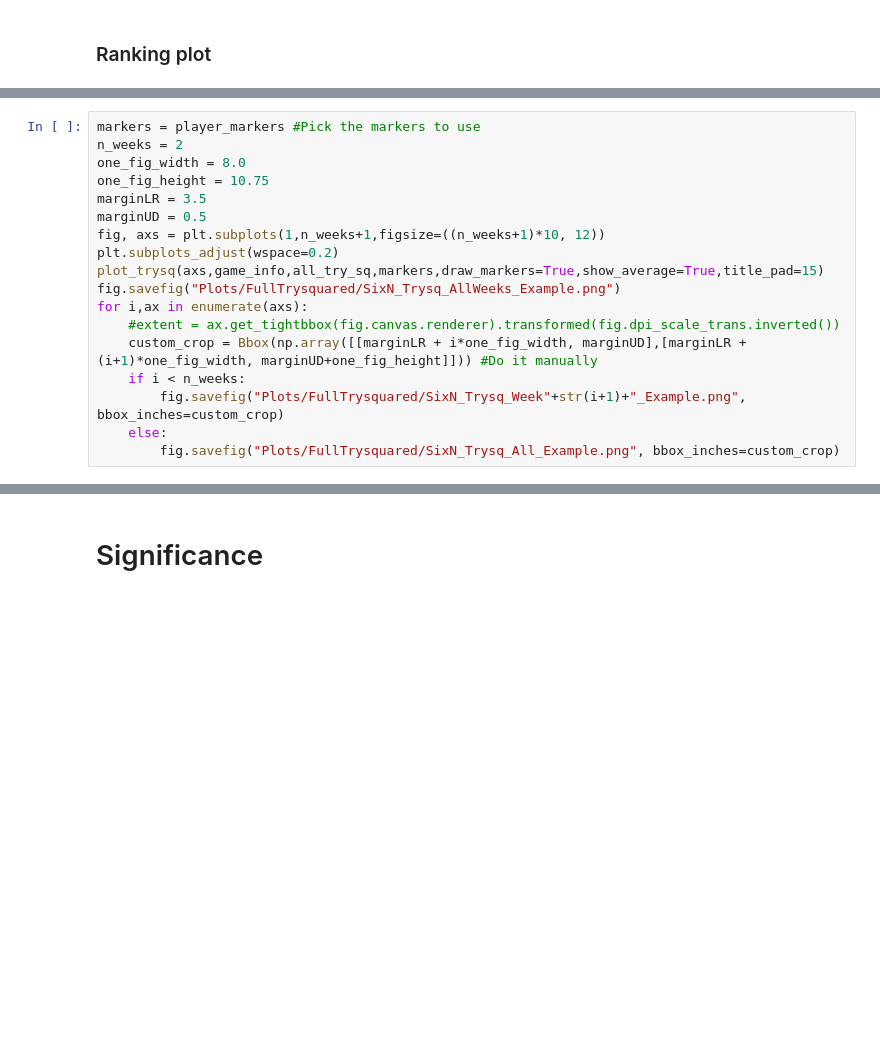
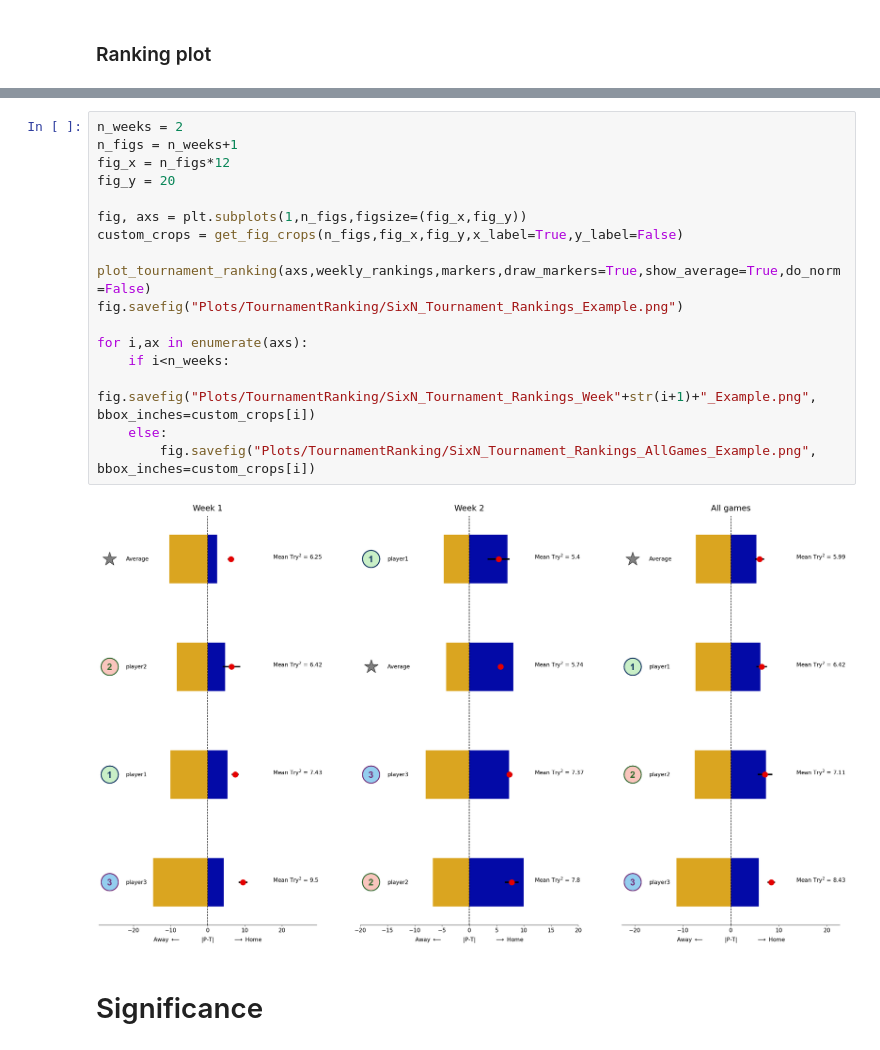
Before and after one commit to jjamieson12/SixNations_PredictionAnalysis, a Jupyter notebook: SixNationasPredictions_Example.ipynb, the cells around one changed output, grey strips where cells are left out. Drawn from its saved outputs; the diff is of its cells as text; blank space fills up the shorter version.

```diff
--- a/SixNationasPredictions_Example.ipynb
+++ b/SixNationasPredictions_Example.ipynb
@@ -167,18 +147,0 @@ Week2
-# %%
-markers = player_markers #Pick the markers to use
-n_weeks = 2
-one_fig_width = 8.0
-one_fig_height = 10.75
-marginLR = 3.5
-marginUD = 0.5
-fig, axs = plt.subplots(1,n_weeks+1,figsize=((n_weeks+1)*10, 12))
-plt.subplots_adjust(wspace=0.2)
-plot_trysq(axs,game_info,all_try_sq,markers,draw_markers=True,show_average=True,title_pad=15)
-fig.savefig("Plots/FullTrysquared/SixN_Trysq_AllWeeks_Example.png")
-for i,ax in enumerate(axs):
-    #extent = ax.get_tightbbox(fig.canvas.renderer).transformed(fig.dpi_scale_trans.inverted())
-    custom_crop = Bbox(np.array([[marginLR + i*one_fig_width, marginUD],[marginLR + (i+1)*one_fig_width, marginUD+one_fig_height]])) #Do it manually
-    if i < n_weeks:
-        fig.savefig("Plots/FullTrysquared/SixN_Trysq_Week"+str(i+1)+"_Example.png", bbox_inches=custom_crop)
-    else:
-        fig.savefig("Plots/FullTrysquared/SixN_Trysq_All_Example.png", bbox_inches=custom_crop)
@@ -187,3 +161,22 @@ for i,ax in enumerate(axs):
+# %%
+n_weeks = 2
+n_figs = n_weeks+1
+fig_x = n_figs*12
+fig_y = 20
+
+fig, axs = plt.subplots(1,n_figs,figsize=(fig_x,fig_y))
+custom_crops = get_fig_crops(n_figs,fig_x,fig_y,x_label=True,y_label=False)
+
+plot_tournament_ranking(axs,weekly_rankings,markers,draw_markers=True,show_average=True,do_norm=False)
+fig.savefig("Plots/TournamentRanking/SixN_Tournament_Rankings_Example.png")
+
+for i,ax in enumerate(axs):
+    if i<n_weeks:
+        fig.savefig("Plots/TournamentRanking/SixN_Tournament_Rankings_Week"+str(i+1)+"_Example.png", bbox_inches=custom_crops[i])
+    else:
+        fig.savefig("Plots/TournamentRanking/SixN_Tournament_Rankings_AllGames_Example.png", bbox_inches=custom_crops[i])
+# %% [output]
+[figure, added]
 # %% [markdown]
 # Significance
 # %%
```
Also changed, not shown: parts of 13 cells of this notebook, 30 other files.
